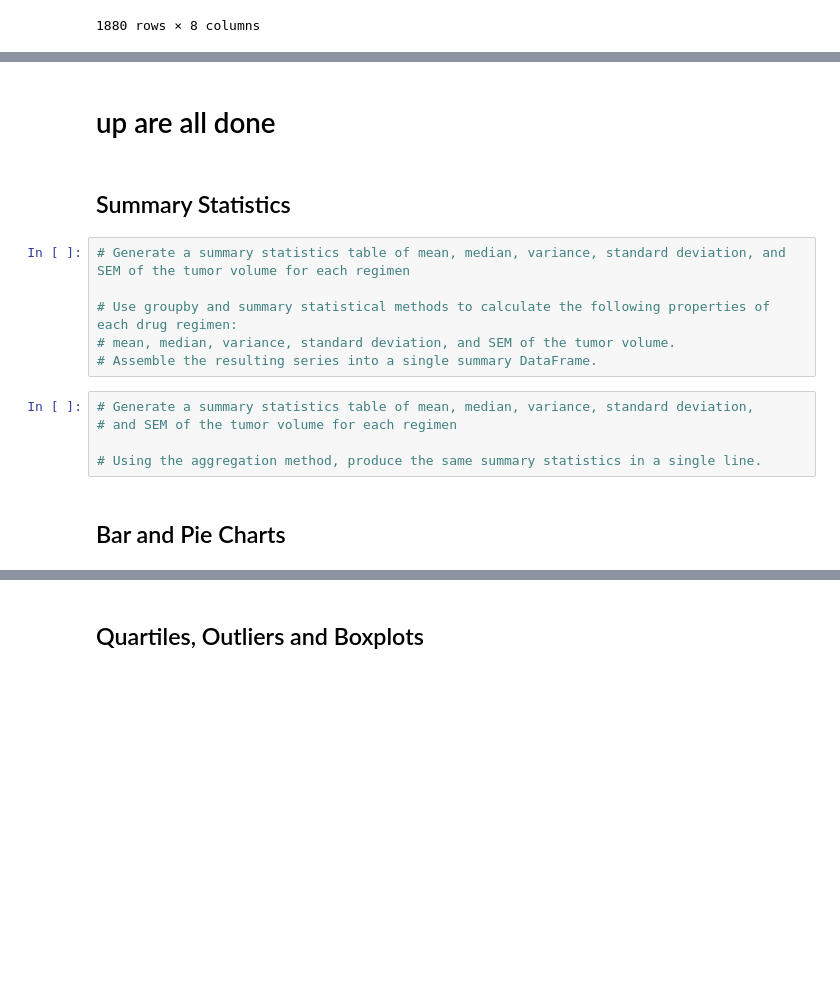
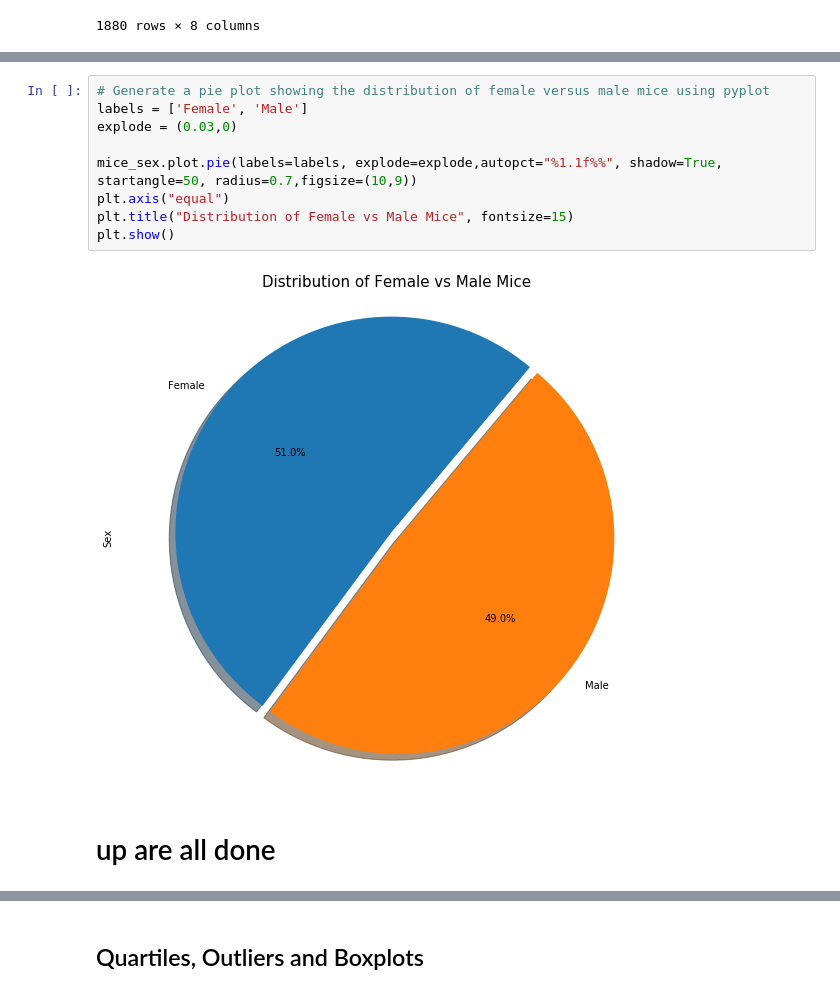
Before and after one commit to annajesus/Matplotlib-challenge, a Jupyter notebook: pymaceuticals_starter-Copy1.ipynb, the cells around one changed output, grey strips where cells are left out. Drawn from its saved outputs; the diff is of its cells as text; blank space fills up the shorter version.

```diff
--- a/pymaceuticals_starter-Copy1.ipynb
+++ b/pymaceuticals_starter-Copy1.ipynb
@@ -95,17 +189,13 @@ num_mice_clean_df
+# %%
+# Generate a pie plot showing the distribution of female versus male mice using pyplot
+labels = ['Female', 'Male']
+explode = (0.03,0)
+
+mice_sex.plot.pie(labels=labels, explode=explode,autopct="%1.1f%%", shadow=True, startangle=50, radius=0.7,figsize=(10,9))
+plt.axis("equal")
+plt.title("Distribution of Female vs Male Mice", fontsize=15)
+plt.show()
+# %% [output]
+[figure, added]
 # %% [markdown]
 # up are all done
-# %% [markdown]
-## Summary Statistics
-# %%
-# Generate a summary statistics table of mean, median, variance, standard deviation, and SEM of the tumor volume for each regimen
-
-# Use groupby and summary statistical methods to calculate the following properties of each drug regimen:
-# mean, median, variance, standard deviation, and SEM of the tumor volume.
-# Assemble the resulting series into a single summary DataFrame.
-# %%
-# Generate a summary statistics table of mean, median, variance, standard deviation,
-# and SEM of the tumor volume for each regimen
-
-# Using the aggregation method, produce the same summary statistics in a single line.
-# %% [markdown]
-## Bar and Pie Charts
```
Also changed, not shown: parts of 27 cells of this notebook, 1 other file.
